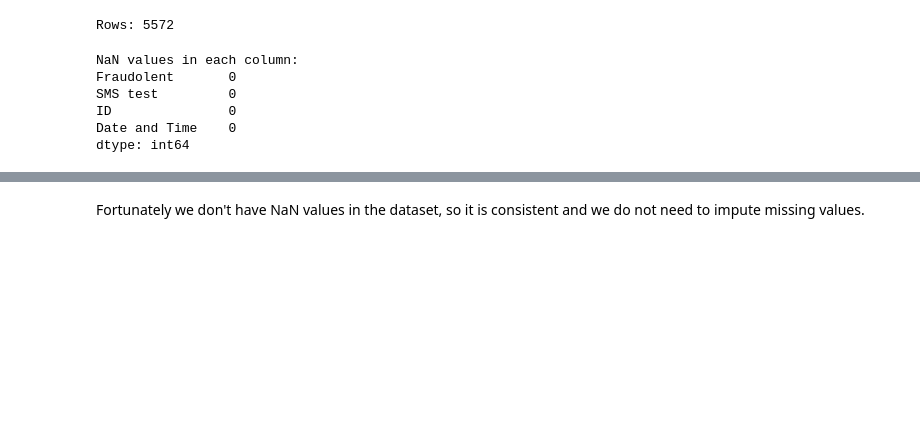
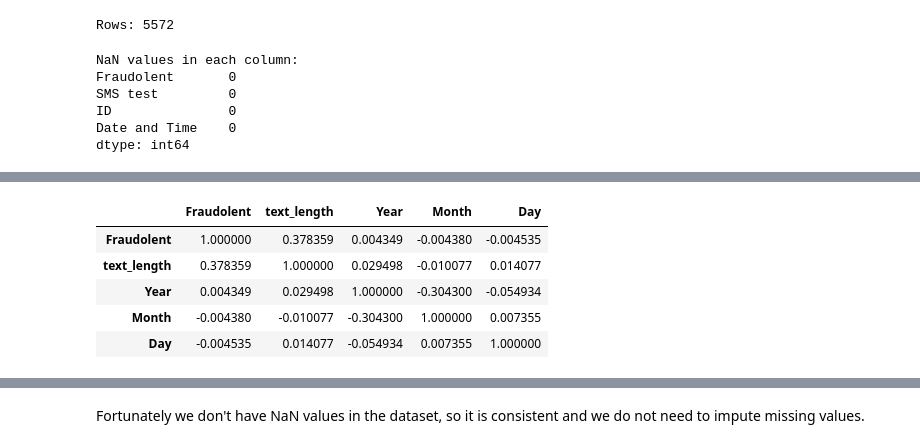
Before and after one commit to JulesPress/SafeComm-Digital-Security-Solutions, a Jupyter notebook: SafeComm_Digital_Security_Solutions.ipynb, the cells around one changed output, grey strips where cells are left out. Cells and saved outputs as stored; diff of their text form; code cells hidden in the pictures; blank space fills up the shorter version.

```diff
--- a/SafeComm_Digital_Security_Solutions.ipynb
+++ b/SafeComm_Digital_Security_Solutions.ipynb
@@ -98,0 +139,12 @@ dtype: int64
+# %%
+sms_df.corr()
+#Given the correlations calculated, we can see that there is no strong correlation whatsoever between the variables. This means that we can use all of them for our analysis.
+#We can also see that the correlation between the variables is not strong enough to cause multicollinearity issues.
+#we can interpet the correlation between Fraudolent and text_length as as weak correlation at most.
+# %% [output]
+|  | Fraudolent | text_length | Year | Month | Day |
+| Fraudolent | 1.000000 | 0.378359 | 0.004349 | -0.004380 | -0.004535 |
+| text_length | 0.378359 | 1.000000 | 0.029498 | -0.010077 | 0.014077 |
+| Year | 0.004349 | 0.029498 | 1.000000 | -0.304300 | -0.054934 |
+| Month | -0.004380 | -0.010077 | -0.304300 | 1.000000 | 0.007355 |
+| Day | -0.004535 | 0.014077 | -0.054934 | 0.007355 | 1.000000 |
```
Also changed, not shown: parts of 7 cells of this notebook.
